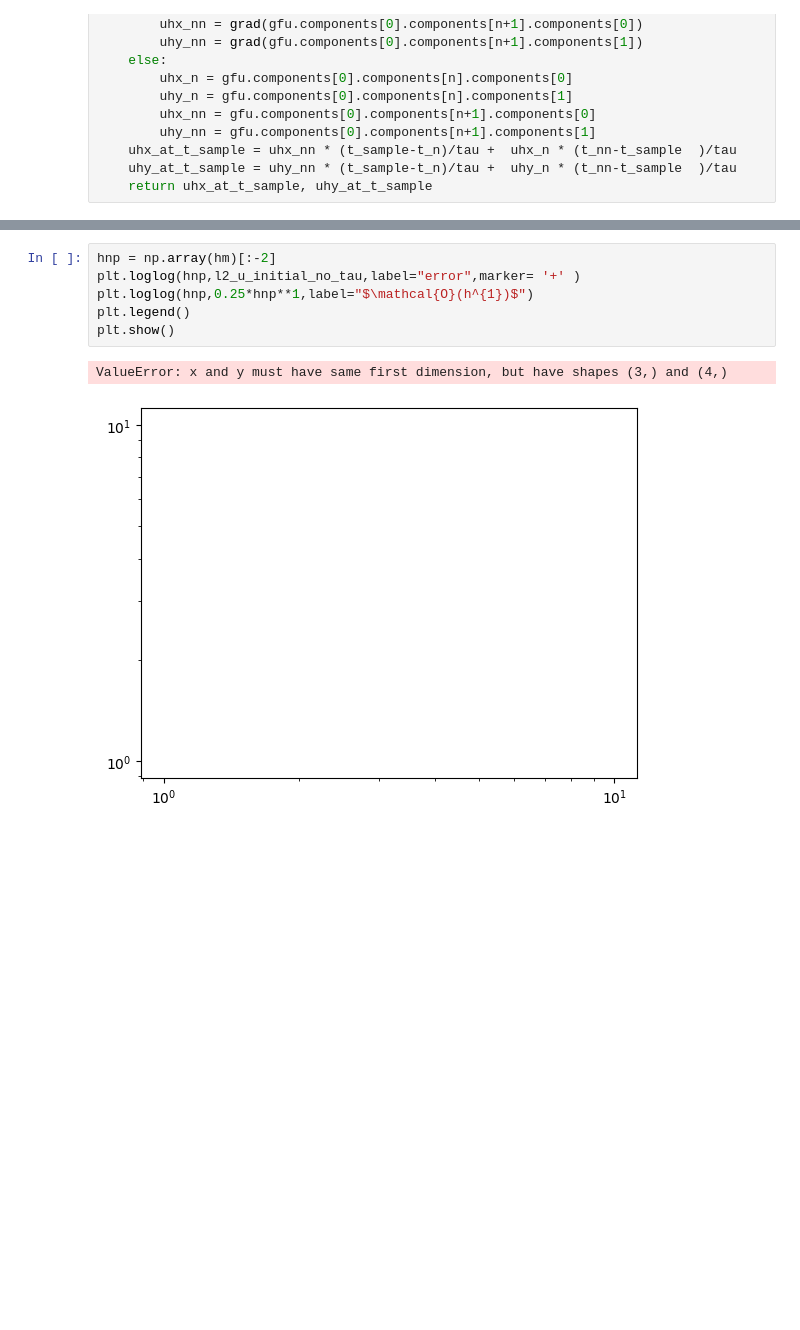
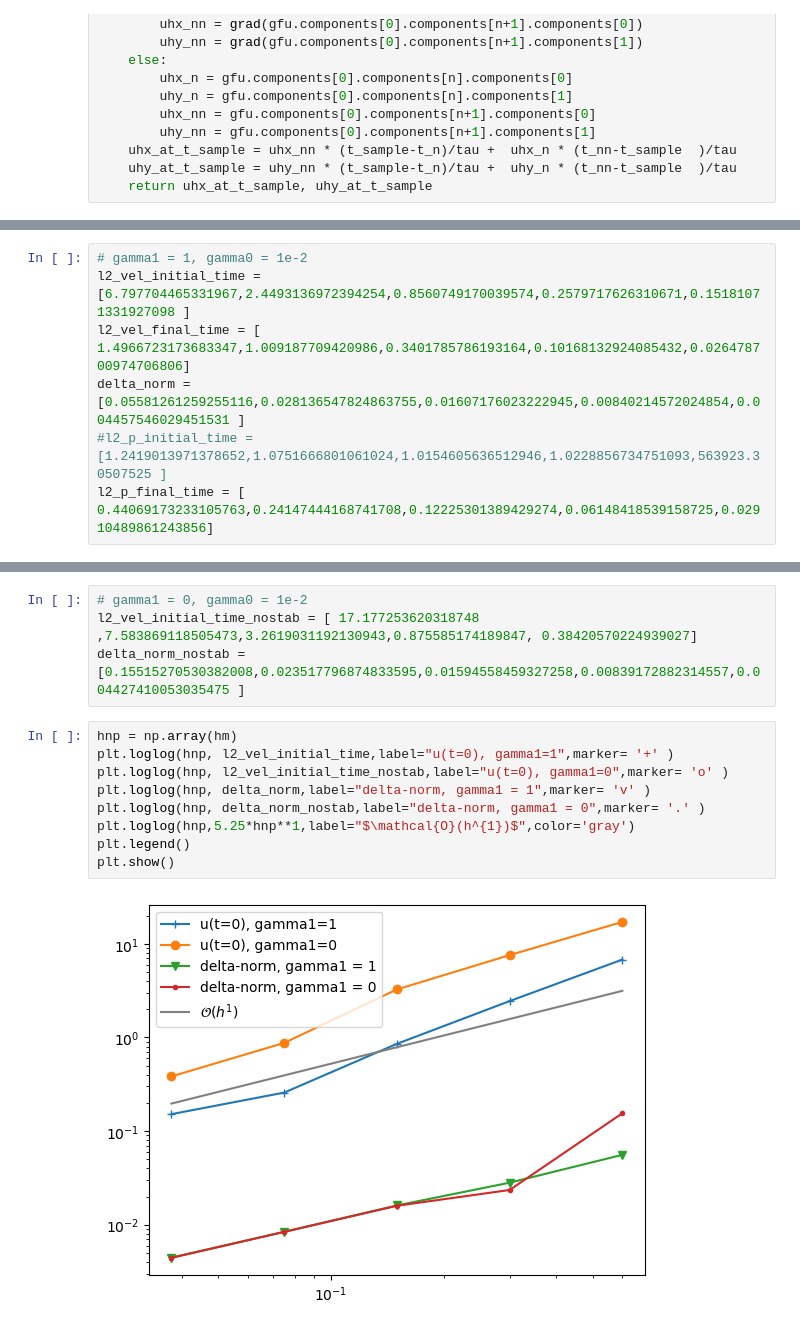
Before and after one commit to UCL/stokes-nc-ill-posed, a Jupyter notebook: ngsolve/Stokes-non-conforming-clean-data.ipynb, the cells around one changed output, grey strips where cells are left out. Cells and saved outputs as stored; diff of their text form; blank space fills up the shorter version.

Commit message:
-simplify implementation of div constraint at zero - parameter tuning to improve reconstruction for initial data - cleanup - add reproduction instruction

```diff
--- a/ngsolve/Stokes-non-conforming-clean-data.ipynb
+++ b/ngsolve/Stokes-non-conforming-clean-data.ipynb
@@ -747,0 +478,7 @@ epsilon_norm = [0.7064555126550767,0.027360618562308515,0.016128429875891966,0.0
+# %%
+# gamma1 = 1, gamma0 = 1e-2
+l2_vel_initial_time = [6.797704465331967,2.4493136972394254,0.8560749170039574,0.2579717626310671,0.15181071331927098 ]
+l2_vel_final_time = [ 1.4966723173683347,1.009187709420986,0.3401785786193164,0.10168132924085432,0.026478700974706806]
+delta_norm = [0.05581261259255116,0.028136547824863755,0.01607176023222945,0.00840214572024854,0.004457546029451531 ]
+#l2_p_initial_time = [1.2419013971378652,1.0751666801061024,1.0154605636512946,1.0228856734751093,563923.30507525 ]
+l2_p_final_time = [ 0.44069173233105763,0.24147444168741708,0.12225301389429274,0.06148418539158725,0.02910489861243856]
@@ -748,9 +500,15 @@ epsilon_norm = [0.7064555126550767,0.027360618562308515,0.016128429875891966,0.0
+# %%
+# gamma1 = 0, gamma0 = 1e-2
+l2_vel_initial_time_nostab = [ 17.177253620318748  ,7.583869118505473,3.2619031192130943,0.875585174189847, 0.38420570224939027]
+delta_norm_nostab = [0.15515270530382008,0.023517796874833595,0.01594558459327258,0.00839172882314557,0.004427410053035475 ]
 # %%
-hnp = np.array(hm)[:-2]
-plt.loglog(hnp,l2_u_initial_no_tau,label="error",marker= '+' )
-plt.loglog(hnp,0.25*hnp**1,label="$\mathcal{O}(h^{1})$")
+hnp = np.array(hm)
+plt.loglog(hnp, l2_vel_initial_time,label="u(t=0), gamma1=1",marker= '+' )
+plt.loglog(hnp, l2_vel_initial_time_nostab,label="u(t=0), gamma1=0",marker= 'o' )
+plt.loglog(hnp, delta_norm,label="delta-norm, gamma1 = 1",marker= 'v' )
+plt.loglog(hnp, delta_norm_nostab,label="delta-norm, gamma1 = 0",marker= '.' )
+plt.loglog(hnp,5.25*hnp**1,label="$\mathcal{O}(h^{1})$",color='gray')
 plt.legend()
 plt.show()
 # %% [output]
-ValueError: x and y must have same first dimension, but have shapes (3,) and (4,)
-[figure, old version]
+[figure, new version]
```
Also changed, not shown: parts of 59 cells of this notebook, 3 other files.
